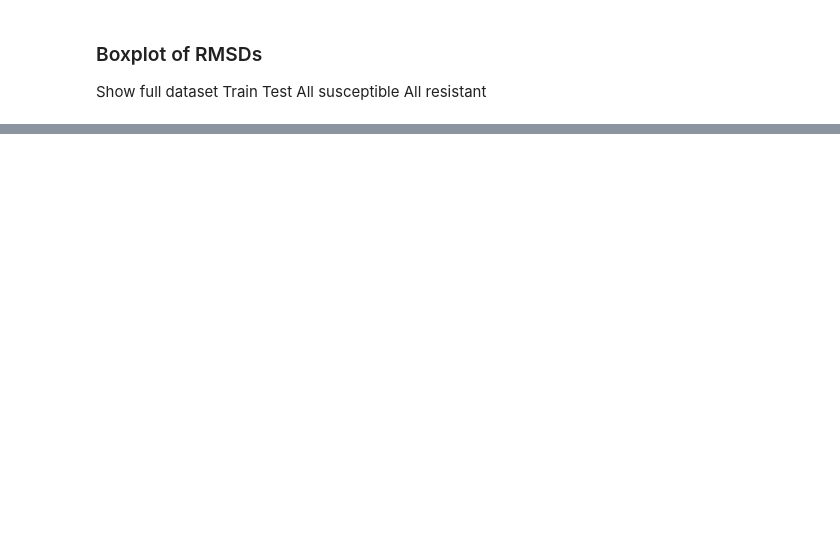
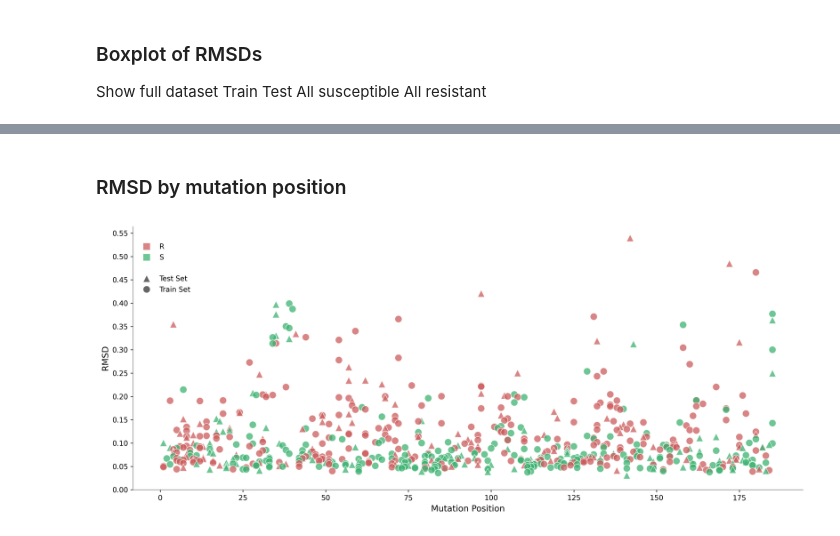
Before and after one commit to fowler-lab/tb-pnca-gnn, a Jupyter notebook: dd_pnca/af_structures_analysis.ipynb, the cells around one changed output, grey strips where cells are left out. Saved outputs shown, nothing was run; the diff lists cells and outputs as text; code cells hidden in the pictures; blank space fills up the shorter version.

```diff
--- a/dd_pnca/af_structures_analysis.ipynb
+++ b/dd_pnca/af_structures_analysis.ipynb
@@ -345,0 +425,7 @@ display(test_df[test_df['phenotype_label'] == 'S'].describe())
+# %%
+train_df_w_mut.set_index('Sample', inplace=True)
+test_df_w_mut.set_index('Sample', inplace=True)
+# %%
+full_set_df_w_mut = pd.concat([train_df_w_mut, test_df_w_mut]).reset_index()
+# %%
+full_set_df_w_mut.sort_values(by='RMSD', ascending=False, inplace=True)
@@ -462,0 +770,52 @@ Passing `palette` without assigning `hue` is deprecated and will be removed in v
+# %% [markdown]
+### RMSD by mutation position
+# %%
+full_set_df_w_mut['mutation_position'] = full_set_df_w_mut['mutation'].str[1:-1].astype(int) # get mutation position
+
+# plt.figure(figsize=(10, 6))
+plt.figure(figsize=(14, 5.9))
+
+sns.scatterplot(
+    data=full_set_df_w_mut,
+    x='mutation_position',
+    y='RMSD',
+    hue='phenotype_label',
+    style='Dataset',
+    markers={'Train Set': 'o', 'Test Set': '^'},
+    s=100,
+    palette={'S': 'mediumseagreen', 'R': 'indianred'},
+    alpha=0.75,
+    )
+
+plt.yticks(ticks=np.arange(0, 0.6, 0.05))
+plt.xlabel('Mutation Position')
+plt.ylabel('RMSD')
+# plt.title('RMSD vs Mutation Position')
+
+# legend = plt.legend(title='Phenotype / Dataset')
+legend = plt.legend(title='')
+legend.set_frame_on(False)
+legend.get_texts()[0].set_text('Phenotype')
+legend.get_texts()[0].set_visible(False)
+legend.get_texts()[3].set_visible(False)
+
+
+legend.legend_handles[0].set_visible(False)
+for handle in legend.legend_handles[1:3]:
+    handle.set_marker('s')  # square marker type
+
+
+# Change figure outline color
+plt.gca().spines['top'].set_color('white')
+plt.gca().spines['right'].set_color('white')
+plt.gca().spines['left'].set_color('gray')
+plt.gca().spines['bottom'].set_color('gray')
+
+
+plt.tight_layout()
+
+# plt.savefig("figs/rmsd_vs_mutation_position_v2.png", dpi=300, bbox_inches='tight')
+
+plt.show()
+# %% [output]
+[figure, added]
```
Also changed, not shown: parts of 33 cells of this notebook, 8 other files.
